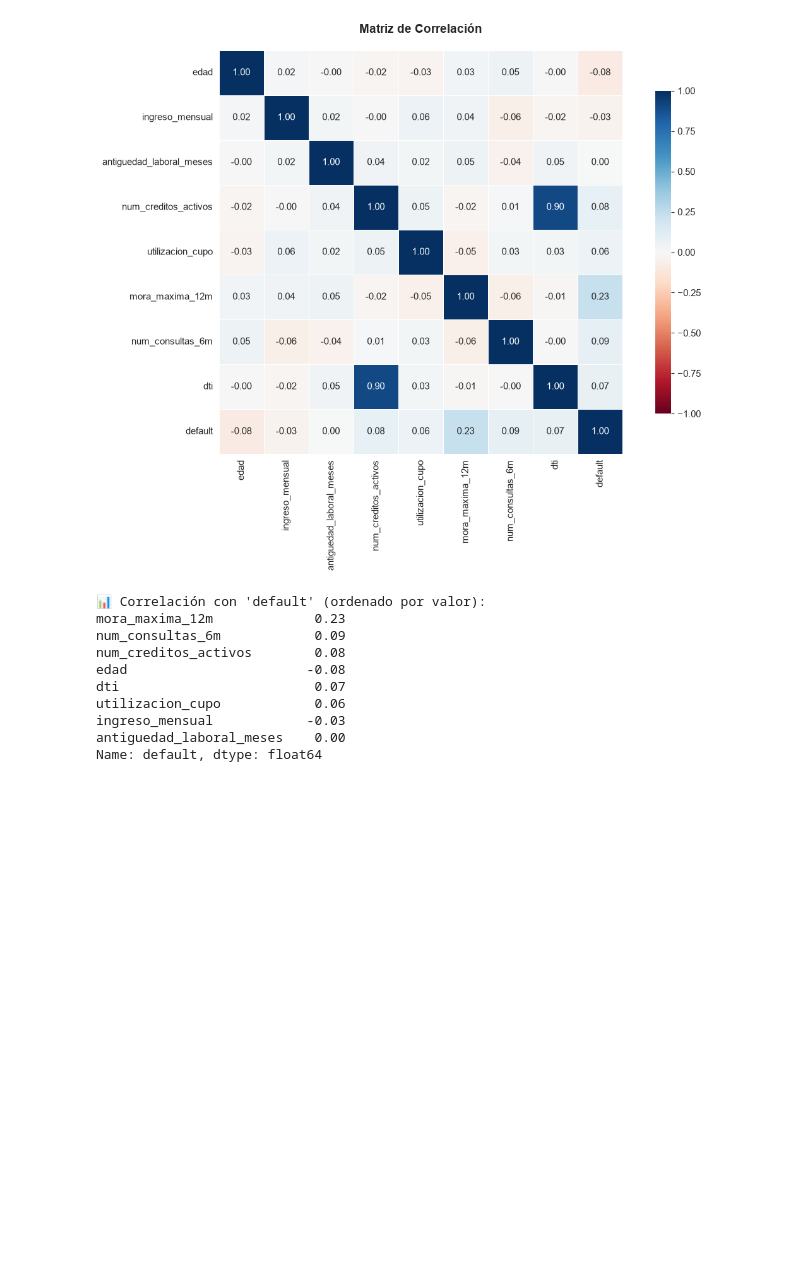
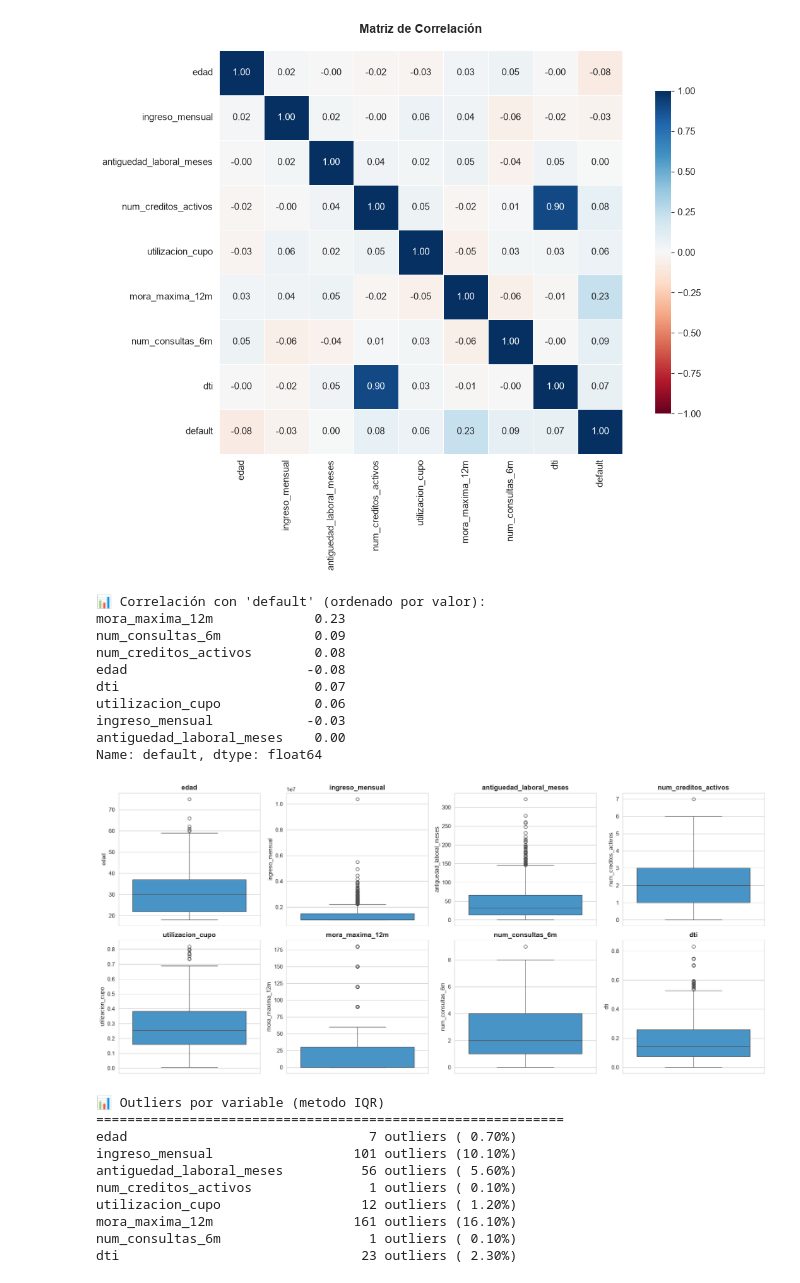
Before and after one commit to JoferPG/Proyecto-Scoring-Crediticio, a Jupyter notebook: notebook/01_eda.ipynb, the cells around one changed output. Cells and saved outputs as stored; diff of their text form; code cells hidden in the pictures; blank space fills up the shorter version.

```diff
--- a/notebook/01_eda.ipynb
+++ b/notebook/01_eda.ipynb
@@ -241,3 +335,43 @@ utilizacion_cupo            0.06
 ingreso_mensual            -0.03
 antiguedad_laboral_meses    0.00
 Name: default, dtype: float64
+# %%
+# =================================================
+# 9. Detección de outliers con boxplots
+# =================================================
+
+fig, axes = plt.subplots(2, 4, figsize=(18, 8))
+axes = axes.flatten()
+
+for i, col in enumerate(numeric_cols):
+    sns.boxplot(data=df, y=col, ax=axes[i], color = '#3498db')
+    axes[i].set_title(f'{col}', fontweight='bold')
+
+plt.tight_layout()
+plt.savefig(r'D:\05 - Modelo Scoring Crediticion\Codigo\scoring_crediticio\reports\05_outliers.png', dpi=100, bbox_inches='tight')
+plt.show()
+
+# cuantificar outliers con metodo IQR
+print("📊 Outliers por variable (metodo IQR)")
+print("=" * 60)
+for col in numeric_cols:
+    Q1 = df[col].quantile(0.25)
+    Q3 = df[col].quantile(0.75)
+    IQR = Q3 - Q1
+    lower = Q1 - 1.5 * IQR
+    upper = Q3 + 1.5 * IQR
+    outliers = ((df[col] < lower) | (df[col] > upper)).sum()
+    pct = outliers / len(df) * 100
+    print(f"{col:30} {outliers:>5} outliers ({pct:>5.2f}%)")
+# %% [output]
+[figure, added]
+📊 Outliers por variable (metodo IQR)
+============================================================
+edad                               7 outliers ( 0.70%)
+ingreso_mensual                  101 outliers (10.10%)
+antiguedad_laboral_meses          56 outliers ( 5.60%)
+num_creditos_activos               1 outliers ( 0.10%)
+utilizacion_cupo                  12 outliers ( 1.20%)
+mora_maxima_12m                  161 outliers (16.10%)
+num_consultas_6m                   1 outliers ( 0.10%)
+dti                               23 outliers ( 2.30%)
```
Also changed, not shown: parts of 5 cells of this notebook, 2 other files.
